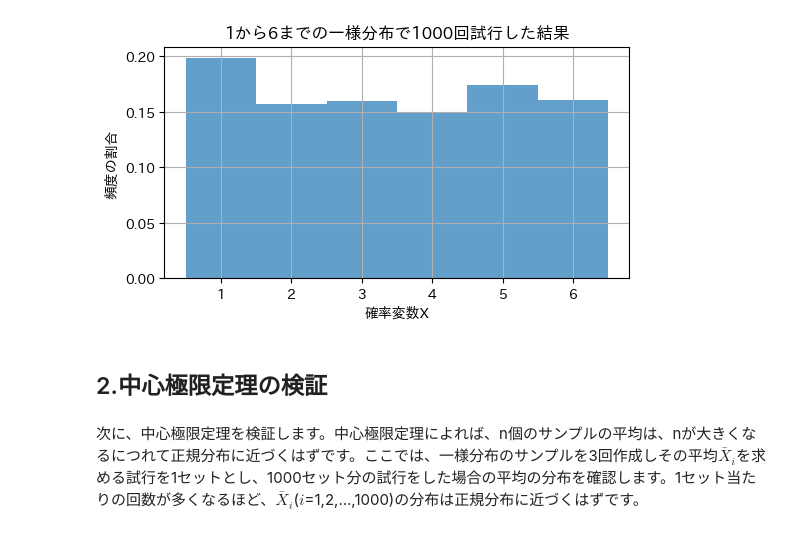
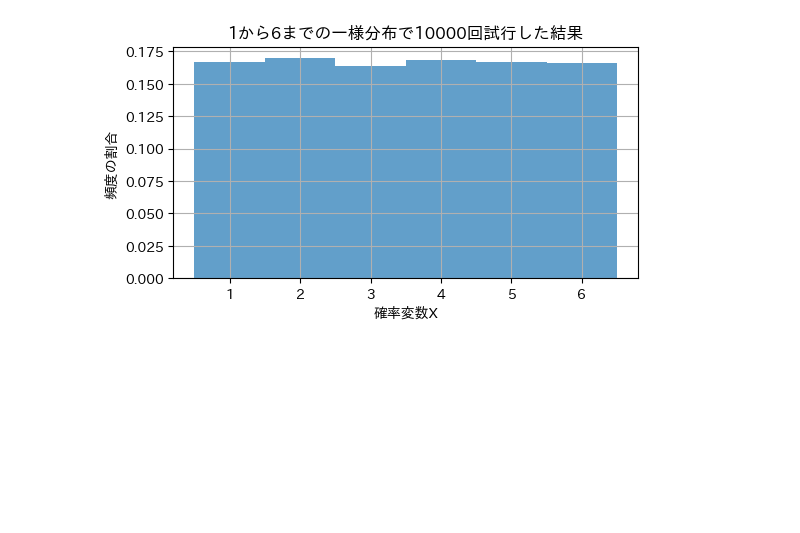
Before and after one commit to udonn22/udonn22.github.io, a Jupyter notebook: statistics/chusinkyokugen.ipynb, the cells around one changed output. Drawn from its saved outputs; the diff is of its cells as text; code cells hidden in the pictures; blank space fills up the shorter version.

```diff
--- a/statistics/chusinkyokugen.ipynb
+++ b/statistics/chusinkyokugen.ipynb
@@ -75,26 +85,21 @@
 # %%
 import numpy as np
 import matplotlib.pyplot as plt
 import japanize_matplotlib
 
-# サンプル数
-n_trials = 1000
+# サンプル数(サイコロを何回振るか)
+n_trials = 10000
 
 # 一様分布からのサンプリング
 samples = np.random.randint(1, 7, n_trials)
 
 # ヒストグラムで分布を可視化
 plt.figure(figsize=(6, 3))
 plt.hist(samples, bins=np.arange(0.5, 7.5), density=True, alpha=0.7)
 plt.title(f'1から6までの一様分布で{n_trials}回試行した結果')
 plt.xlabel('確率変数X')
 plt.ylabel('頻度の割合')
 plt.grid(True)
 plt.show()
 # %% [output]
-[figure, old version]
+[figure, new version]
-# %% [markdown]
-<link rel="stylesheet" type="text/css" href="style.css">
-<h2>2.中心極限定理の検証</h2>
-# %% [markdown]
-次に、中心極限定理を検証します。中心極限定理によれば、n個のサンプルの平均は、nが大きくなるにつれて正規分布に近づくはずです。ここでは、一様分布のサンプルを3回作成しその平均$\bar{X}_i$を求める試行を1セットとし、1000セット分の試行をした場合の平均の分布を確認します。1セット当たりの回数が多くなるほど、$\bar{X}_i$($i$=1,2,…,1000)の分布は正規分布に近づくはずです。
```
Also changed, not shown: parts of 20 cells of this notebook, 33 other files.
